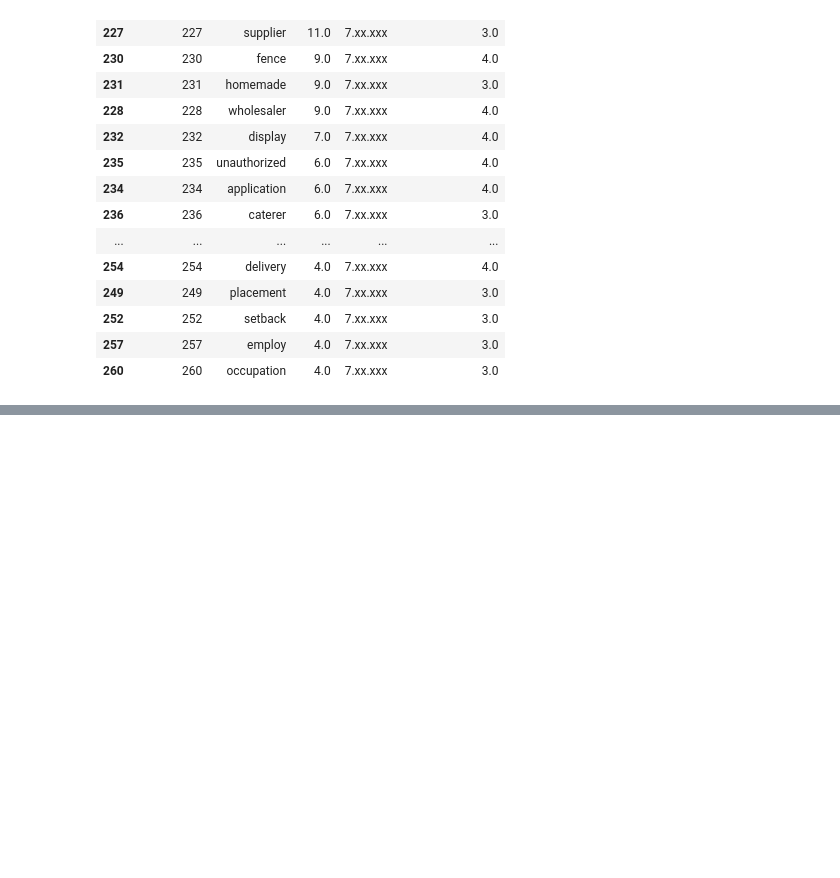
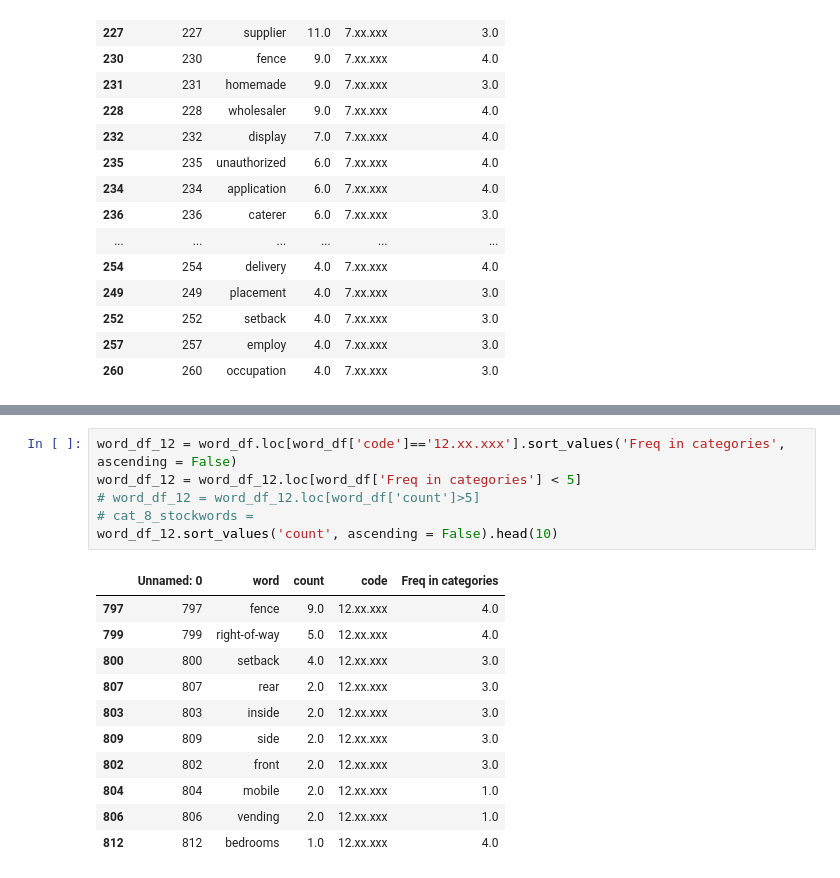
Before and after one commit to shrutijalewar/data-question-2-xtreme-united, a Jupyter notebook: data-ques-2.ipynb, the cells around one changed output, grey strips where cells are left out. Drawn from its saved outputs; the diff is of its cells as text; blank space fills up the shorter version.

```diff
--- a/data-ques-2.ipynb
+++ b/data-ques-2.ipynb
@@ -331,0 +386,18 @@ word_df_7.sort_values('count', ascending = False).head(20)
+# %%
+word_df_12 = word_df.loc[word_df['code']=='12.xx.xxx'].sort_values('Freq in categories', ascending = False)
+word_df_12 = word_df_12.loc[word_df['Freq in categories'] < 5]
+# word_df_12 = word_df_12.loc[word_df['count']>5]
+# cat_8_stockwords =
+word_df_12.sort_values('count', ascending = False).head(10)
+# %% [output]
+|  | Unnamed: 0 | word | count | code | Freq in categories |
+| 797 | 797 | fence | 9.0 | 12.xx.xxx | 4.0 |
+| 799 | 799 | right-of-way | 5.0 | 12.xx.xxx | 4.0 |
+| 800 | 800 | setback | 4.0 | 12.xx.xxx | 3.0 |
+| 807 | 807 | rear | 2.0 | 12.xx.xxx | 3.0 |
+| 803 | 803 | inside | 2.0 | 12.xx.xxx | 3.0 |
+| 809 | 809 | side | 2.0 | 12.xx.xxx | 3.0 |
+| 802 | 802 | front | 2.0 | 12.xx.xxx | 3.0 |
+| 804 | 804 | mobile | 2.0 | 12.xx.xxx | 1.0 |
+| 806 | 806 | vending | 2.0 | 12.xx.xxx | 1.0 |
+| 812 | 812 | bedrooms | 1.0 | 12.xx.xxx | 4.0 |
```
Also changed, not shown: parts of 5 cells of this notebook, 5 other files.
